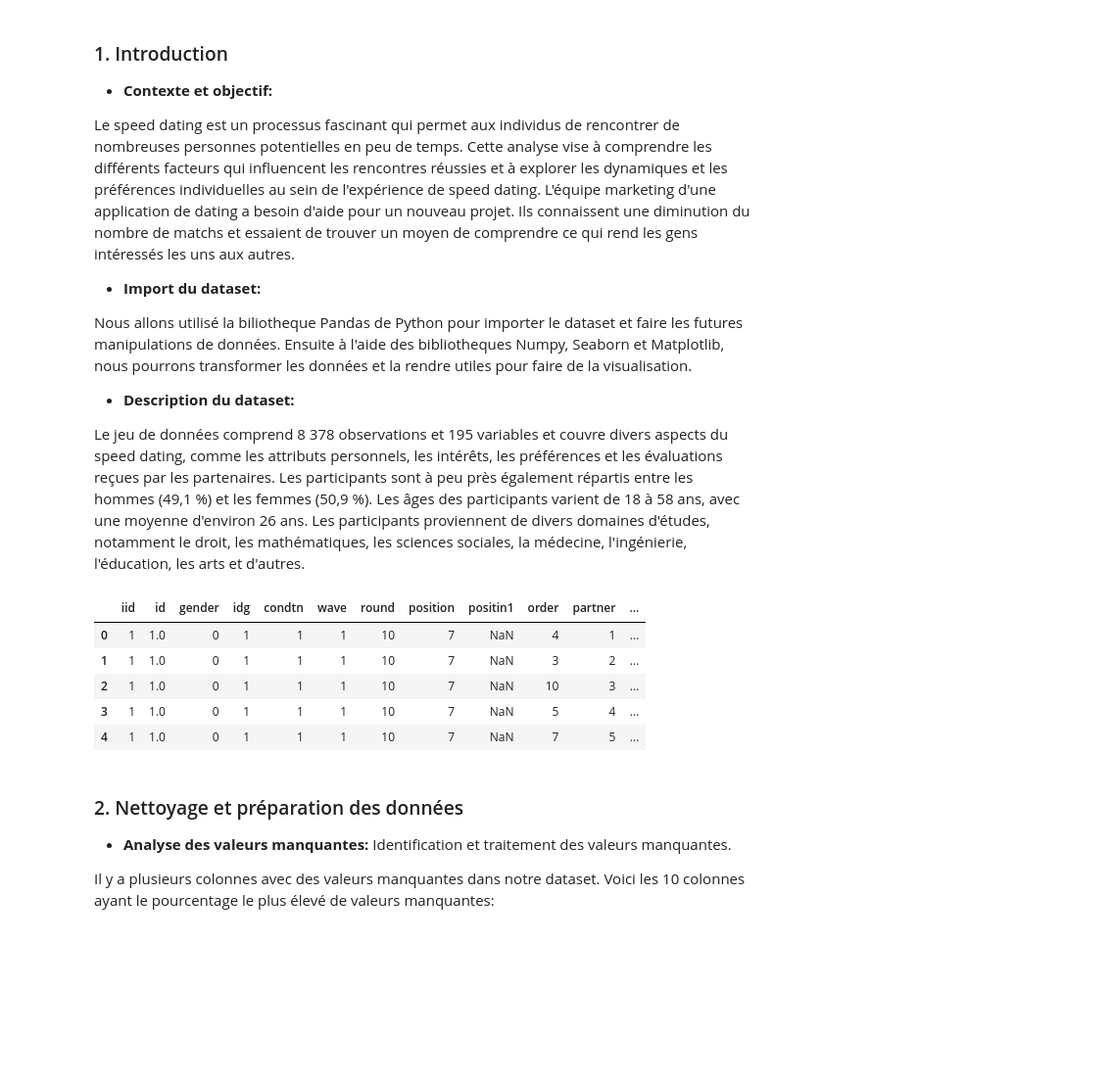
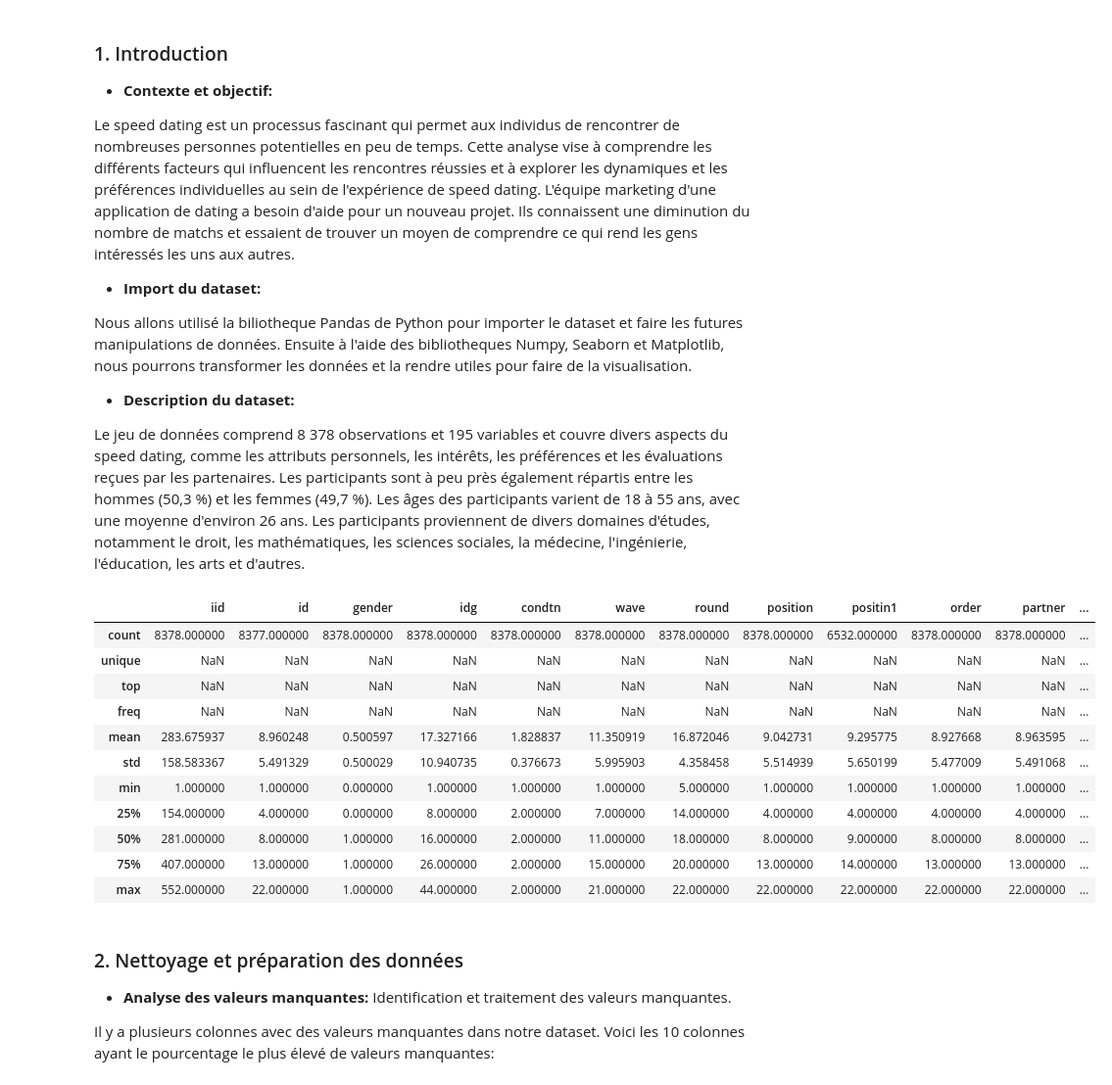
Before and after one commit to ArvindB75/Project-1-Speed-Dating-EDA, a Jupyter notebook: Projet_Finale3.ipynb, the cells around one changed output. Shown at 98% size. Cells and saved outputs as stored; diff of their text form; code cells hidden in the pictures; blank space fills up the shorter version.

```diff
--- a/Projet_Finale3.ipynb
+++ b/Projet_Finale3.ipynb
@@ -13,6 +13,6 @@
 
    - **Description du dataset:**
 
-   Le jeu de données comprend 8 378 observations et 195 variables et couvre divers aspects du speed dating, comme les attributs personnels, les intérêts, les préférences et les évaluations reçues par les partenaires. Les participants sont à peu près également répartis entre les hommes (49,1 %) et les femmes (50,9 %). Les âges des participants varient de 18 à 58 ans, avec une moyenne d'environ 26 ans. Les participants proviennent de divers domaines d'études, notamment le droit, les mathématiques, les sciences sociales, la médecine, l'ingénierie, l'éducation, les arts et d'autres.
+   Le jeu de données comprend 8 378 observations et 195 variables et couvre divers aspects du speed dating, comme les attributs personnels, les intérêts, les préférences et les évaluations reçues par les partenaires. Les participants sont à peu près également répartis entre les hommes (50,3 %) et les femmes (49,7 %). Les âges des participants varient de 18 à 55 ans, avec une moyenne d'environ 26 ans. Les participants proviennent de divers domaines d'études, notamment le droit, les mathématiques, les sciences sociales, la médecine, l'ingénierie, l'éducation, les arts et d'autres.
 # %%
 # Chargement des differentes bibliotheques necessaire à notre etude
@@ -24,17 +25,25 @@ import matplotlib.pyplot as plt
 pd.set_option('display.max_columns', None)
 # %%
 # Import du dataset
+
 df = pd.read_csv("/Users/arvind.b/Documents/Jedha DA/05-Exploratory Data Analysis/D5-Speed Dating Project/DS_speed_dating.csv", encoding= "unicode_escape")
 
-# Visualisation des premieres lignes de nos donnees
-df.head()
+# Visualisation de nos donnees
+
+df.describe(include = 'all')
 # %% [output]
 |  | iid | id | gender | idg | condtn | wave | round | position | positin1 | order | partner | ... |
-| 0 | 1 | 1.0 | 0 | 1 | 1 | 1 | 10 | 7 | NaN | 4 | 1 | ... |
-| 1 | 1 | 1.0 | 0 | 1 | 1 | 1 | 10 | 7 | NaN | 3 | 2 | ... |
-| 2 | 1 | 1.0 | 0 | 1 | 1 | 1 | 10 | 7 | NaN | 10 | 3 | ... |
-| 3 | 1 | 1.0 | 0 | 1 | 1 | 1 | 10 | 7 | NaN | 5 | 4 | ... |
-| 4 | 1 | 1.0 | 0 | 1 | 1 | 1 | 10 | 7 | NaN | 7 | 5 | ... |
+| count | 8378.000000 | 8377.000000 | 8378.000000 | 8378.000000 | 8378.000000 | 8378.000000 | 8378.000000 | 8378.000000 | 6532.000000 | 8378.000000 | 8378.000000 | ... |
+| unique | NaN | NaN | NaN | NaN | NaN | NaN | NaN | NaN | NaN | NaN | NaN | ... |
+| top | NaN | NaN | NaN | NaN | NaN | NaN | NaN | NaN | NaN | NaN | NaN | ... |
+| freq | NaN | NaN | NaN | NaN | NaN | NaN | NaN | NaN | NaN | NaN | NaN | ... |
+| mean | 283.675937 | 8.960248 | 0.500597 | 17.327166 | 1.828837 | 11.350919 | 16.872046 | 9.042731 | 9.295775 | 8.927668 | 8.963595 | ... |
+| std | 158.583367 | 5.491329 | 0.500029 | 10.940735 | 0.376673 | 5.995903 | 4.358458 | 5.514939 | 5.650199 | 5.477009 | 5.491068 | ... |
+| min | 1.000000 | 1.000000 | 0.000000 | 1.000000 | 1.000000 | 1.000000 | 5.000000 | 1.000000 | 1.000000 | 1.000000 | 1.000000 | ... |
+| 25% | 154.000000 | 4.000000 | 0.000000 | 8.000000 | 2.000000 | 7.000000 | 14.000000 | 4.000000 | 4.000000 | 4.000000 | 4.000000 | ... |
+| 50% | 281.000000 | 8.000000 | 1.000000 | 16.000000 | 2.000000 | 11.000000 | 18.000000 | 8.000000 | 9.000000 | 8.000000 | 8.000000 | ... |
+| 75% | 407.000000 | 13.000000 | 1.000000 | 26.000000 | 2.000000 | 15.000000 | 20.000000 | 13.000000 | 14.000000 | 13.000000 | 13.000000 | ... |
+| max | 552.000000 | 22.000000 | 1.000000 | 44.000000 | 2.000000 | 21.000000 | 22.000000 | 22.000000 | 22.000000 | 22.000000 | 22.000000 | ... |
 # %% [markdown]
 ### 2. Nettoyage et préparation des données
 
```
Also changed, not shown: parts of 2 cells of this notebook.
